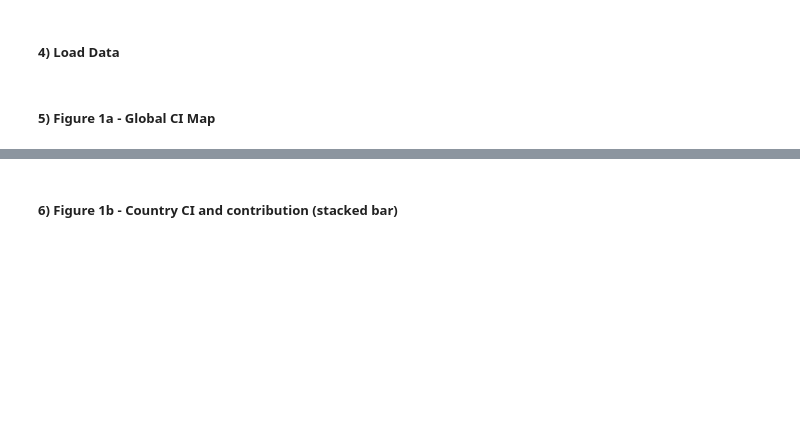
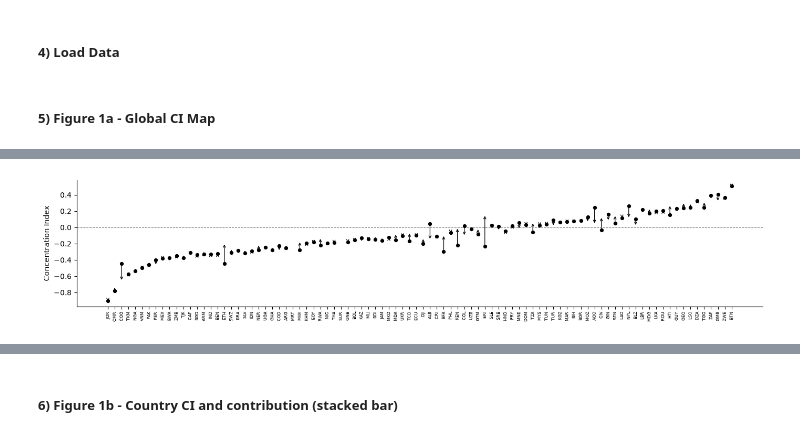
Before and after one commit to mvbnffc/flood-risk-inequality, a Jupyter notebook: notebooks/1_observed_figures_review.ipynb, the cells around one changed output, grey strips where cells are left out. Saved outputs shown, nothing was run; the diff lists cells and outputs as text; code cells hidden in the pictures; blank space fills up the shorter version.

```diff
--- a/notebooks/1_observed_figures_review.ipynb
+++ b/notebooks/1_observed_figures_review.ipynb
@@ -252,0 +292,11 @@ plt.show()
+# %%
+def filter_metrics(metrics, year):
+    # metrics = metrics[metrics['uncertain']==False]
+    filtered = metrics[['ISO3', 'CI']]
+    filtered = filtered.rename(columns={'CI': f'CI_{year}'})
+    return filtered
+filtered_2000 = filter_metrics(metrics_2000, 2000)
+filtered_2005 = filter_metrics(metrics_2005, 2005)
+filtered_2010 = filter_metrics(metrics_2010, 2010)
+filtered_2015 = filter_metrics(metrics_2015, 2015)
+filtered_2020 = filter_metrics(metrics_2020, 2020)
@@ -252,0 +388,67 @@ plt.show()
+# %%
+import matplotlib.pyplot as plt
+import numpy as np
+
+# Sort by 2020 CI (or CI_2000 if you prefer)
+df_plot = filtered_merged.sort_values("CI_2015").reset_index(drop=True)
+
+fig, ax = plt.subplots(figsize=(14, 3))
+
+for i, row in df_plot.iterrows():
+
+    y0 = row["CI_2000"]
+    y1 = row["CI_2020"]
+
+    if not (np.isfinite(y0) and np.isfinite(y1)):
+        continue
+
+    # Black dot = 2000
+    ax.scatter(
+        i,
+        y0,
+        s=18,
+        color="black",
+        zorder=3
+    )
+
+    # Arrow = movement from 2000 to 2020
+    if not np.isclose(y0, y1):
+        ax.annotate(
+            "",
+            xy=(i, y1),
+            xytext=(i, y0),
+            arrowprops=dict(
+                arrowstyle="->",
+                linewidth=0.9,
+                color="black",
+                shrinkA=2,
+                shrinkB=0,
+                mutation_scale=8
+            ),
+            zorder=2
+        )
+
+ax.axhline(
+    0,
+    color="grey",
+    linestyle="--",
+    linewidth=0.8
+)
+
+ax.set_xticks(range(len(df_plot)))
+ax.set_xticklabels(
+    df_plot["ISO3"],
+    rotation=90,
+    fontsize=6
+)
+
+ax.set_ylabel("Concentration Index")
+ax.set_xlabel("")
+
+ax.spines["top"].set_visible(False)
+ax.spines["right"].set_visible(False)
+
+plt.tight_layout()
+plt.show()
+# %% [output]
+[figure, added]
```
Also changed, not shown: parts of 19 cells of this notebook.
